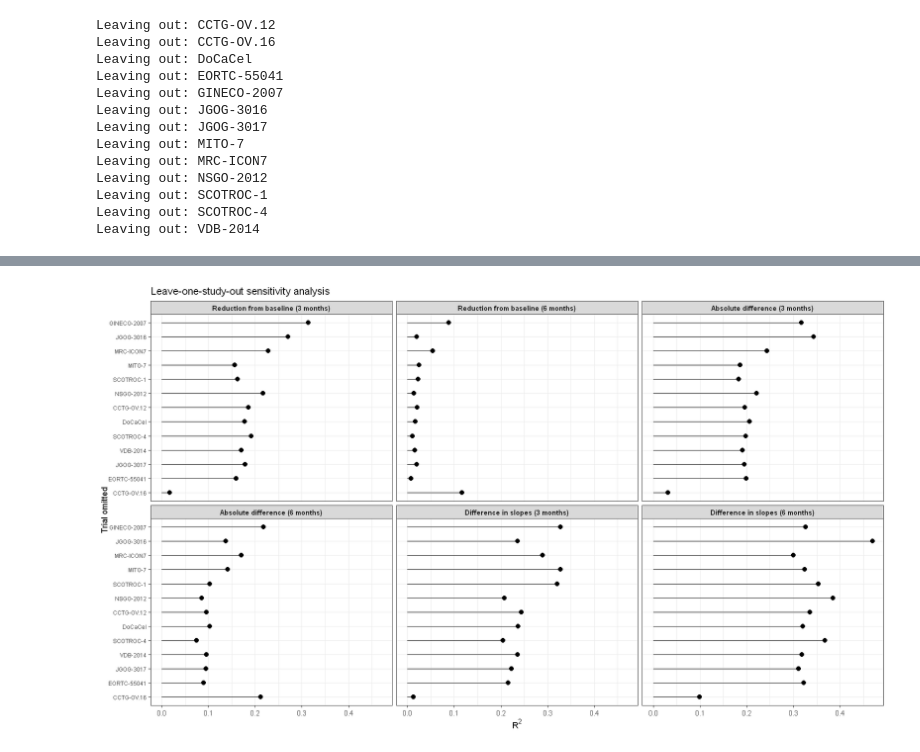
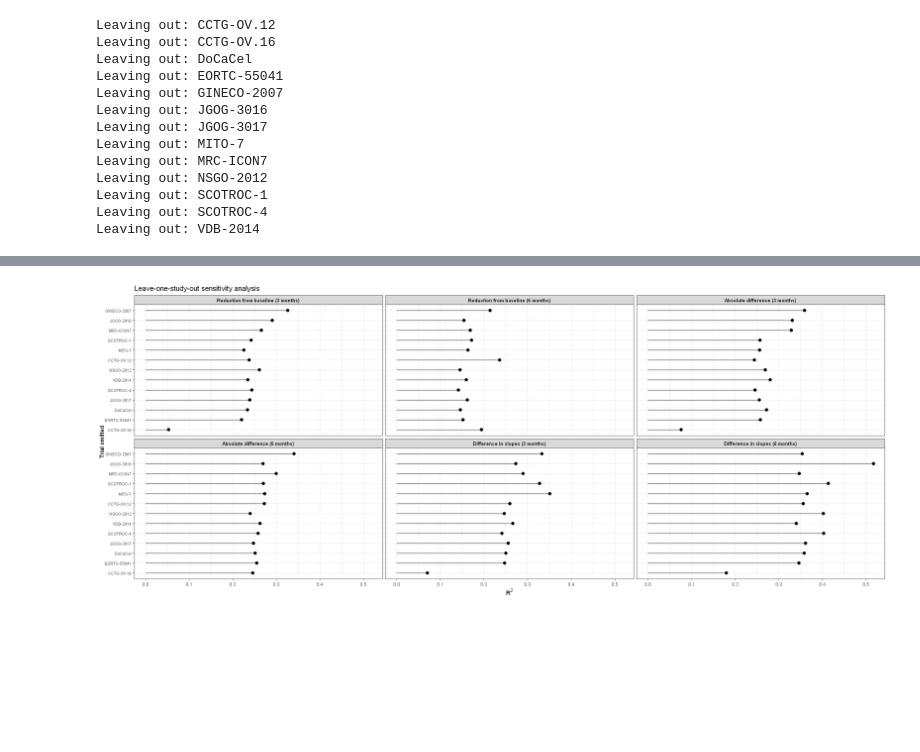
Before and after one commit to Kodro23/Surrogacy_evaluation_CA125, a Jupyter notebook: notebooks/CA125.ipynb, the cells around one changed output, grey strips where cells are left out. Saved outputs shown, nothing was run; the diff lists cells and outputs as text; code cells hidden in the pictures; blank space fills up the shorter version.

```diff
--- a/notebooks/CA125.ipynb
+++ b/notebooks/CA125.ipynb
@@ -1682,9 +2022,11 @@ summary_formulas <- list(
 # leave-one-study-out
 # ----------------------------------
 
-loso_results <- list()
+B <- 1000
 
-for (trial_out in unique(trial_results$trialid)) {
+loso_boot_results <- list()
+
+for(trial_out in unique(trial_results$trialid)) {
 
   cat("Leaving out:", trial_out, "\n")
 
@@ -1693,25 +2035,40 @@ for (trial_out in unique(trial_results$trialid)) {
     trialid != trial_out
   )
 
-  tmp <- lapply(names(summary_formulas), function(model_name) {
+  model_results <- lapply(names(summary_formulas), function(model_name){
 
-    fit <- lm(
-      summary_formulas[[model_name]],
-      data = df_loso,
-      weights = n
-    )
+    r2_boot <- replicate(B, {
+
+      idx <- sample(
+        seq_len(nrow(df_loso)),
+        size = nrow(df_loso),
+        replace = TRUE
+      )
+
+      boot_df <- df_loso[idx, ]
+
+      fit <- lm(
+        summary_formulas[[model_name]],
+        data = boot_df,
+        weights = n
+      )
+
+      summary(fit)$r.squared
+    })
 
     data.frame(
       left_out_trial = trial_out,
       summary = model_name,
-      R2 = summary(fit)$r.squared
+      R2 = mean(r2_boot),
+      CI_low = quantile(r2_boot, 0.025),
+      CI_high = quantile(r2_boot, 0.975)
     )
   })
 
-  loso_results[[trial_out]] <- bind_rows(tmp)
+  loso_boot_results[[trial_out]] <- bind_rows(model_results)
 }
 
-loso_r2 <- bind_rows(loso_results)
+loso_boot_r2 <- bind_rows(loso_boot_results)
 # %% [output]
 Leaving out: CCTG-OV.12
 Leaving out: CCTG-OV.16
@@ -1808,12 +2086,11 @@ A data.frame: 13 × 3
 # %%
-plot_df <- loso_r2 %>%
+plot_df <- loso_boot_r2 %>%
   filter(summary %in% c(
     "pct3",
     "abs3",
+    "slope3",
     "pct6",
-
     "abs6",
-
     "slope6"
   )) %>%
   mutate(
@@ -1839,34 +2116,34 @@ plot_df <- loso_r2 %>%
   )
 
 ggplot(
   plot_df,
   aes(
     x = reorder(left_out_trial, R2),
     y = R2
   )
 ) +
   geom_segment(
     aes(
       xend = left_out_trial,
       y = 0,
       yend = R2
     )
   ) +
   geom_point(size = 2.5) +
   coord_flip() +
   facet_wrap(~summary, ncol = 3, scales = "fixed") +
   labs(
     x = "Trial omitted",
     y = expression(R^2),
     title = "Leave-one-study-out sensitivity analysis"
   ) +
   theme_bw() +
   theme(
     strip.text = element_text(face = "bold"),
     axis.text.y = element_text(size = 7)
   )
 # %% [output]
-[figure, old version]
+[figure, new version]
 # %%
 # ca125_all_6<-ca125_all_6%>% arrange(id_num, time_ca125)
 # ca125_all_6_surv<-ca125_all_6[!duplicated(ca125_all_6$id),]
```
Also changed, not shown: parts of 27 cells of this notebook, 1 other file.
